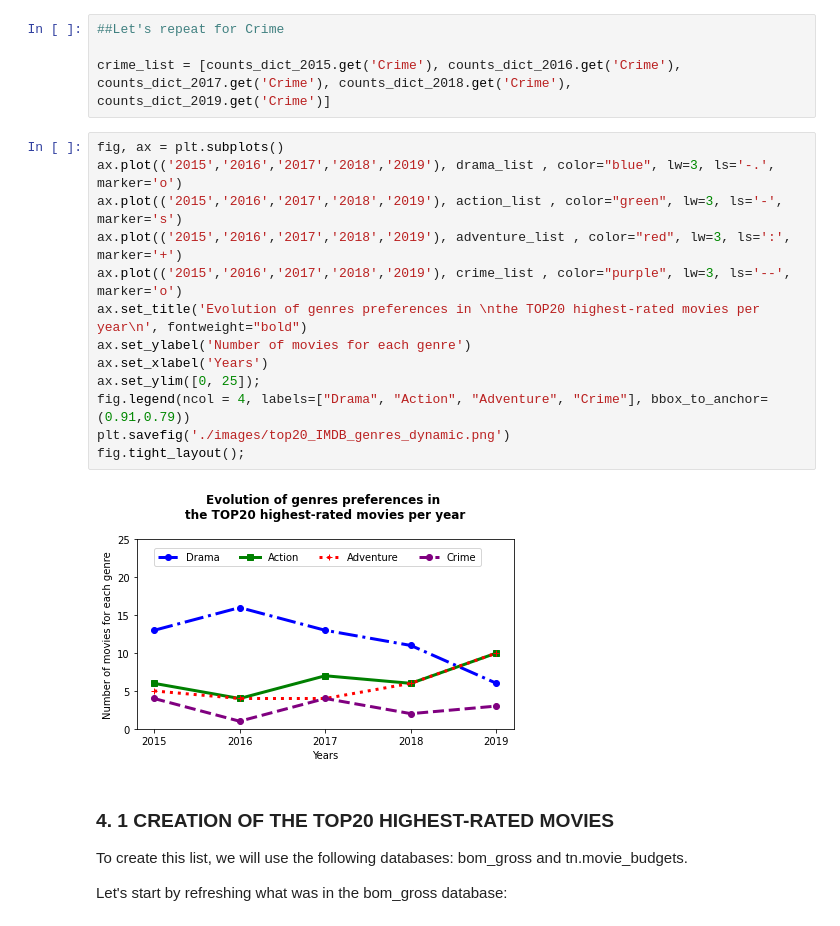
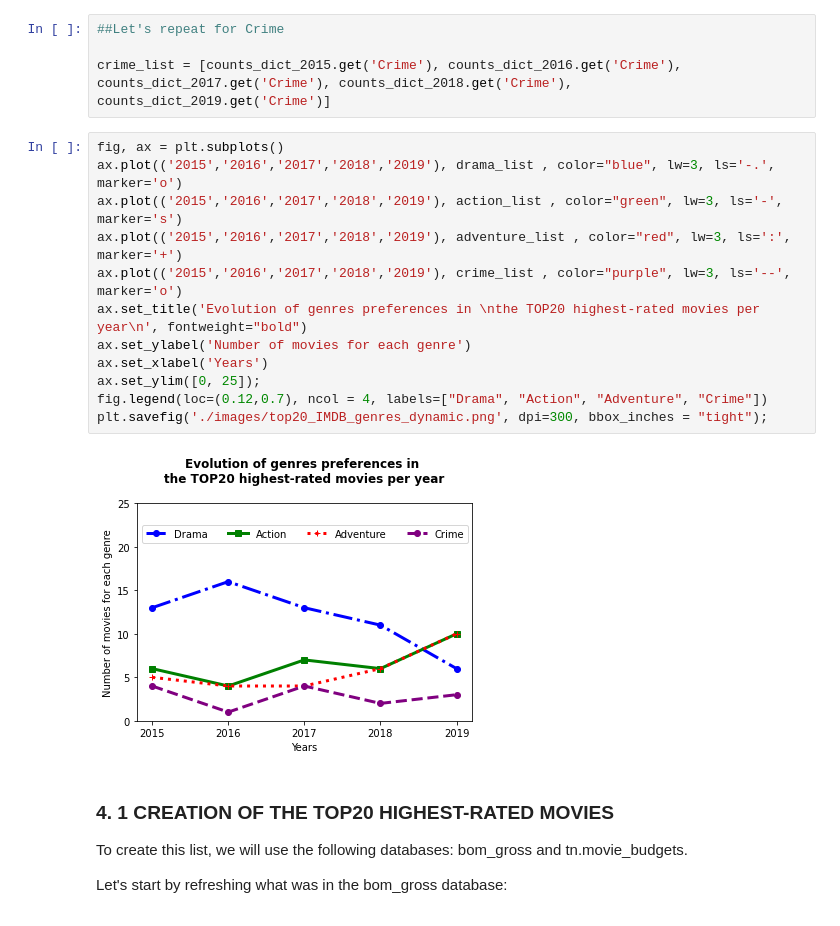
Before and after one commit to arecai/ari_first_attem, a Jupyter notebook: dsc-phase1-project-template.ipynb, the cells around one changed output. Saved outputs shown, nothing was run; the diff lists cells and outputs as text.

```diff
--- a/dsc-phase1-project-template.ipynb
+++ b/dsc-phase1-project-template.ipynb
@@ -778,18 +778,17 @@ crime_list = [counts_dict_2015.get('Crime'), counts_dict_2016.get('Crime'), coun
 # %%
 fig, ax = plt.subplots()
 ax.plot(('2015','2016','2017','2018','2019'), drama_list , color="blue", lw=3, ls='-.', marker='o')
 ax.plot(('2015','2016','2017','2018','2019'), action_list , color="green", lw=3, ls='-', marker='s')
 ax.plot(('2015','2016','2017','2018','2019'), adventure_list , color="red", lw=3, ls=':', marker='+')
 ax.plot(('2015','2016','2017','2018','2019'), crime_list , color="purple", lw=3, ls='--', marker='o')
 ax.set_title('Evolution of genres preferences in \nthe TOP20 highest-rated movies per year\n', fontweight="bold")
 ax.set_ylabel('Number of movies for each genre')
 ax.set_xlabel('Years')
 ax.set_ylim([0, 25]);
-fig.legend(ncol = 4, labels=["Drama", "Action", "Adventure", "Crime"], bbox_to_anchor=(0.91,0.79))
-plt.savefig('./images/top20_IMDB_genres_dynamic.png')
-fig.tight_layout();
+fig.legend(loc=(0.12,0.7), ncol = 4, labels=["Drama", "Action", "Adventure", "Crime"])
+plt.savefig('./images/top20_IMDB_genres_dynamic.png', dpi=300, bbox_inches = "tight");
 # %% [output]
-[figure, old version]
+[figure, new version]
 # %% [markdown]
 
 ### 4. 1 CREATION OF THE TOP20 HIGHEST-RATED MOVIES
```
Also changed, not shown: parts of 17 cells of this notebook, 11 other files.
